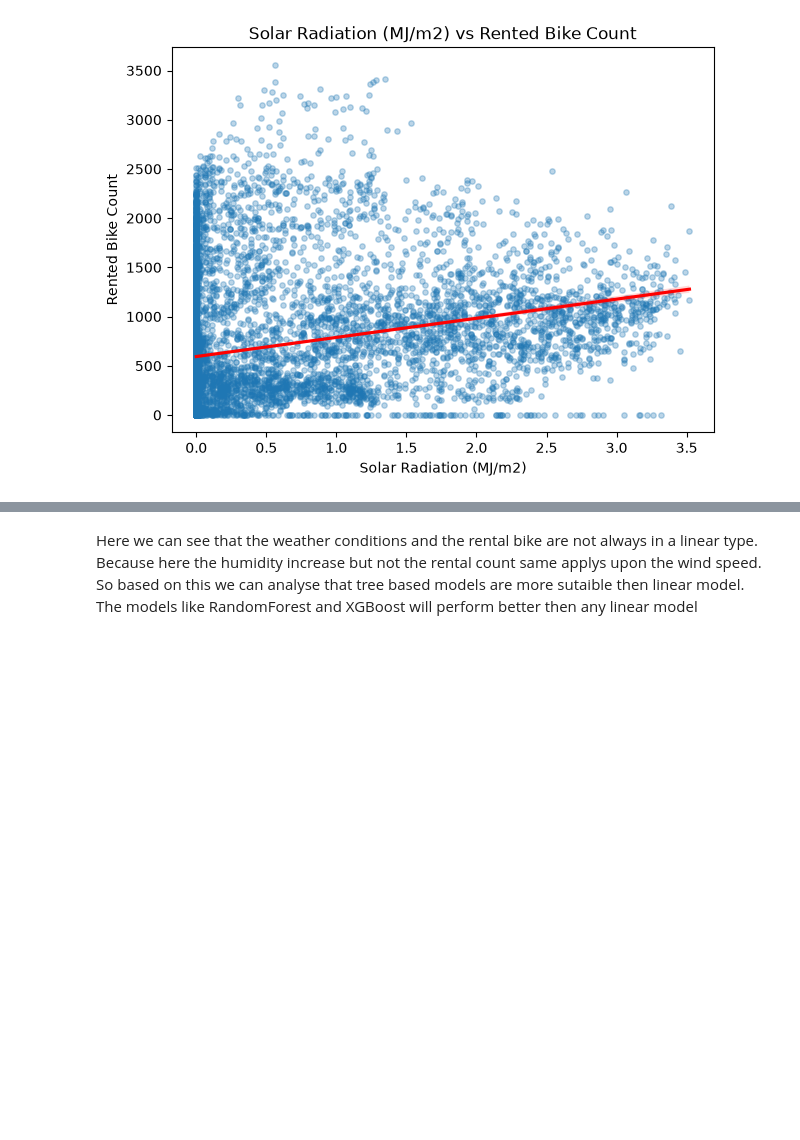
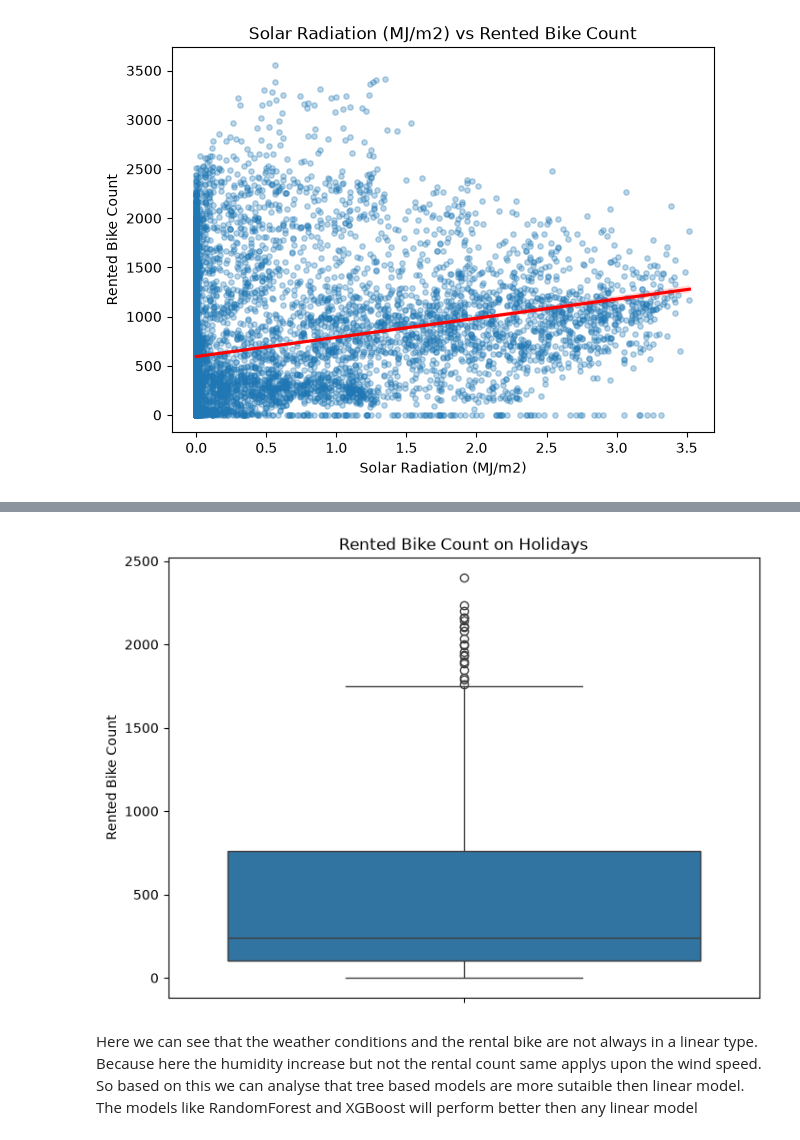
Before and after one commit to Pratham-1919/Scope-bike-rental-task_SS, a Jupyter notebook: Notebook/Day_1.ipynb, the cells around one changed output, grey strips where cells are left out. Cells and saved outputs as stored; diff of their text form; code cells hidden in the pictures; blank space fills up the shorter version.

```diff
--- a/Notebook/Day_1.ipynb
+++ b/Notebook/Day_1.ipynb
@@ -468,3 +527,17 @@ for feature in features:
+# %%
+holiday_df = df[df["Holiday"] == "Holiday"]
+
+plt.figure(figsize=(8,6))
+
+sns.boxplot(
+    data=holiday_df,
+    y="Rented Bike Count"
+)
+
+plt.title("Rented Bike Count on Holidays")
+plt.show()
+# %% [output]
+[figure, added]
 # %% [markdown]
 Here we can see that the weather conditions and the rental bike are not always in a linear type. Because here the humidity increase but not the rental count same applys upon the wind speed. So based on this we can analyse that tree based models are more sutaible then linear model. The models like RandomForest and XGBoost will perform better then any linear model
 # %% [markdown]
```
Also changed, not shown: parts of 28 cells of this notebook, 11 other files.
